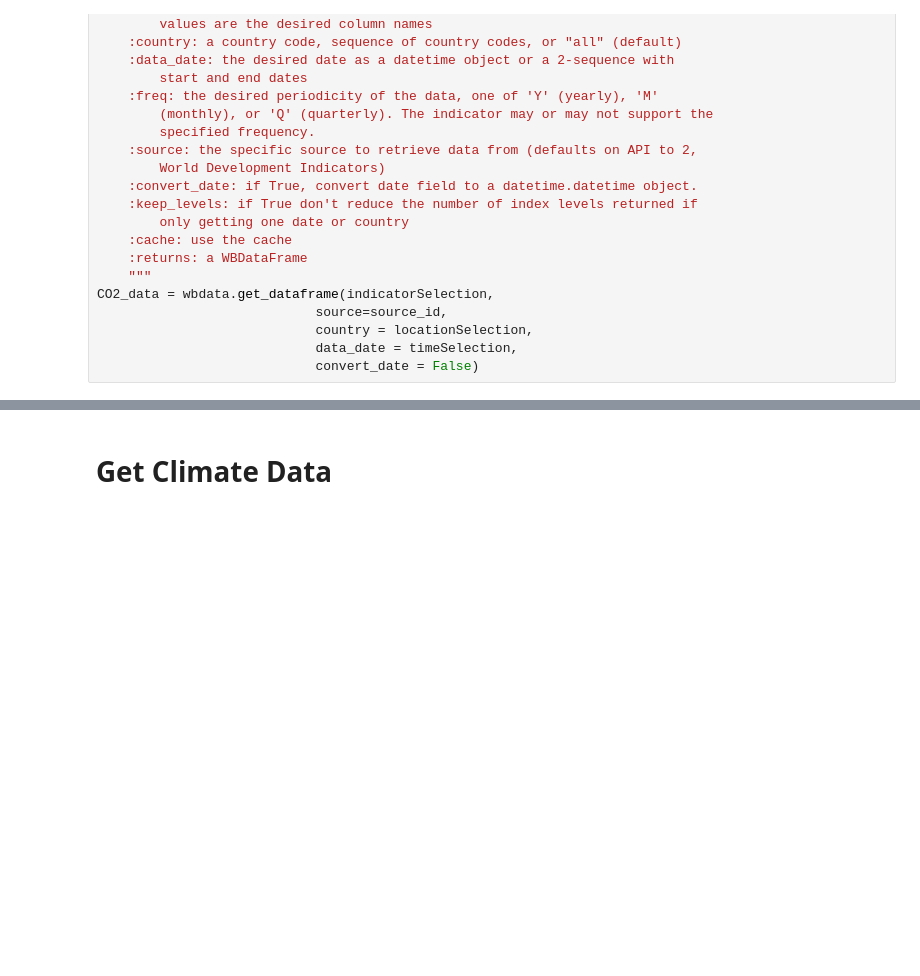
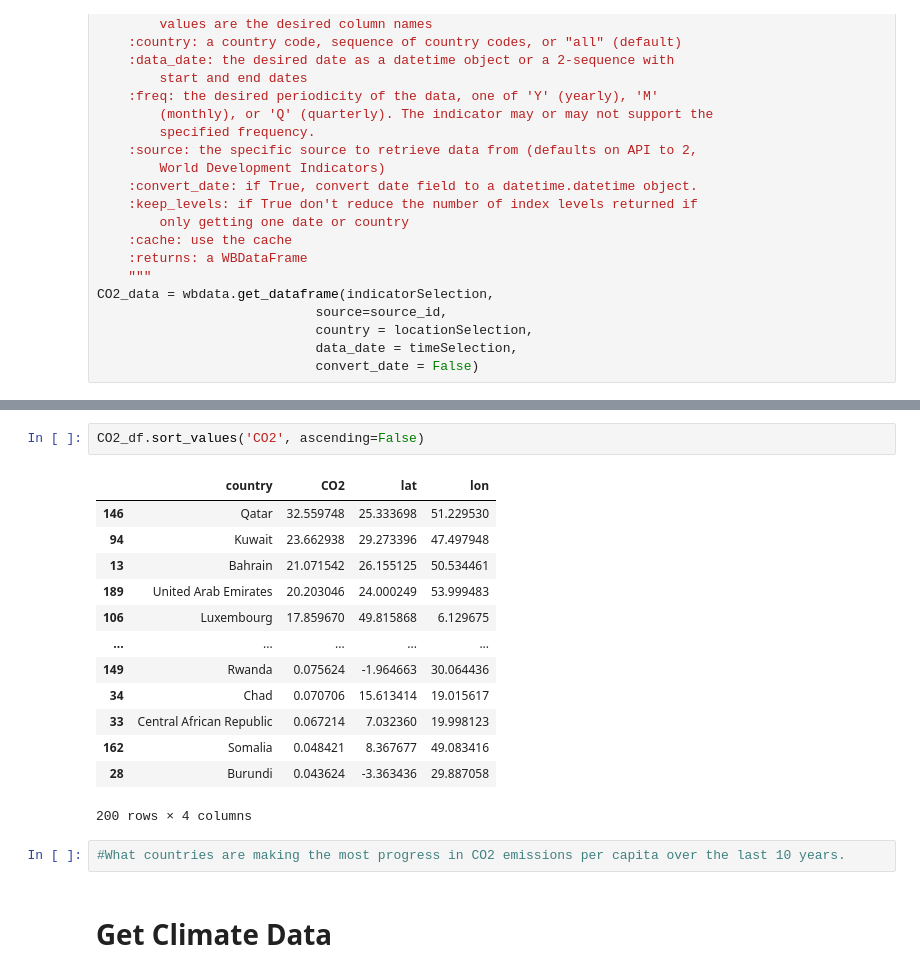
Before and after one commit to nmckinne/SustainabilityProject, a Jupyter notebook: SustainabilityGoals.ipynb, the cells around one changed output, grey strips where cells are left out. Cells and saved outputs as stored; diff of their text form; blank space fills up the shorter version.

```diff
--- a/SustainabilityGoals.ipynb
+++ b/SustainabilityGoals.ipynb
@@ -145,3 +288,21 @@ CO2_data.head()
+# %%
+CO2_df.sort_values('CO2', ascending=False)
+# %% [output]
+|  | country | CO2 | lat | lon |
+| 146 | Qatar | 32.559748 | 25.333698 | 51.229530 |
+| 94 | Kuwait | 23.662938 | 29.273396 | 47.497948 |
+| 13 | Bahrain | 21.071542 | 26.155125 | 50.534461 |
+| 189 | United Arab Emirates | 20.203046 | 24.000249 | 53.999483 |
+| 106 | Luxembourg | 17.859670 | 49.815868 | 6.129675 |
+| ... | ... | ... | ... | ... |
+| 149 | Rwanda | 0.075624 | -1.964663 | 30.064436 |
+| 34 | Chad | 0.070706 | 15.613414 | 19.015617 |
+| 33 | Central African Republic | 0.067214 | 7.032360 | 19.998123 |
+| 162 | Somalia | 0.048421 | 8.367677 | 49.083416 |
+| 28 | Burundi | 0.043624 | -3.363436 | 29.887058 |
+200 rows × 4 columns
+# %%
+#What countries are making the most progress in CO2 emissions per capita over the last 10 years.
 # %% [markdown]
 # Get Climate Data
 # %%
```
Also changed, not shown: parts of 18 cells of this notebook.
